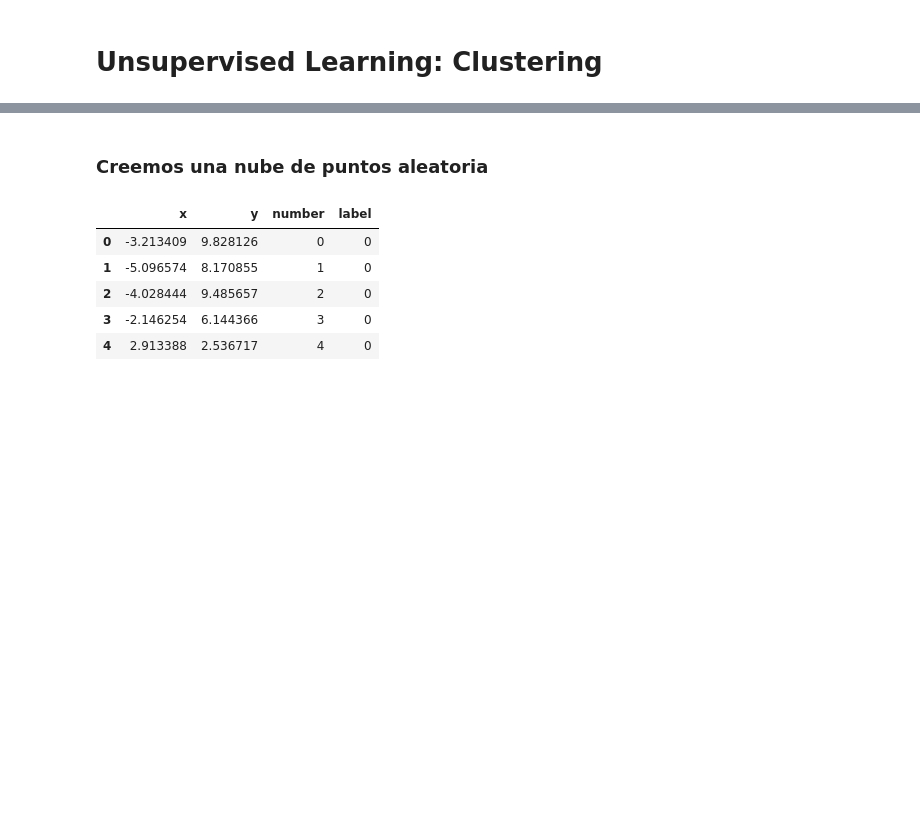
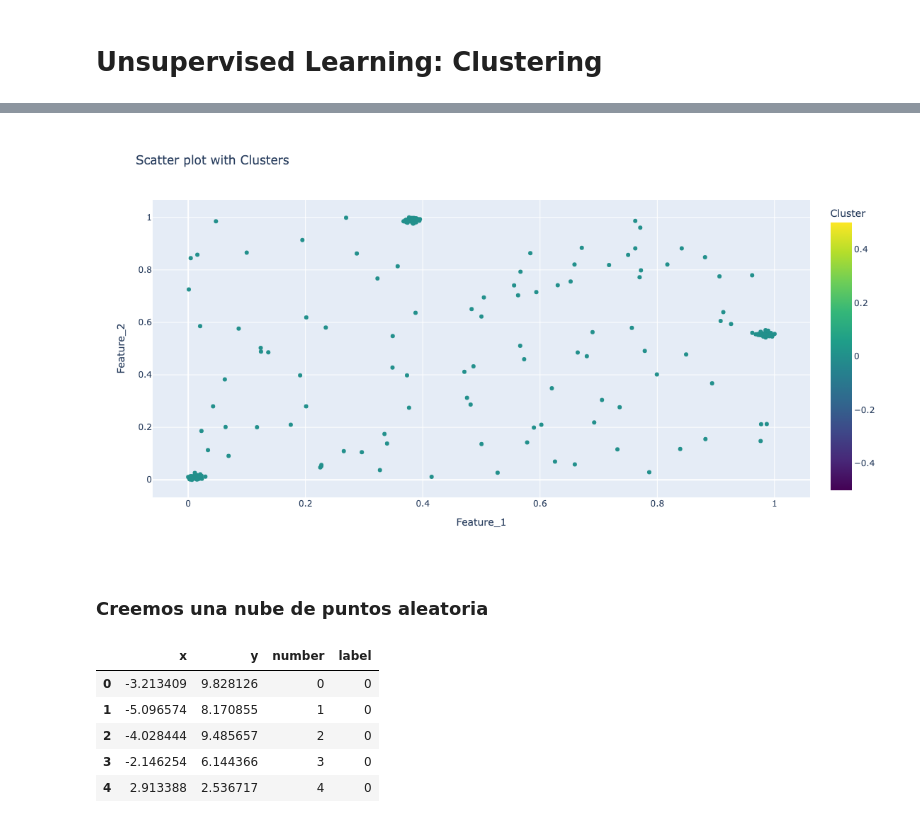
Before and after one commit to alejopaullier96/um-data-science, a Jupyter notebook: ejemplos_de_clase/15_unsupervised_learning.ipynb, the cells around one changed output, grey strips where cells are left out. Cells and saved outputs as stored; diff of their text form; code cells hidden in the pictures; blank space fills up the shorter version.

```diff
--- a/ejemplos_de_clase/15_unsupervised_learning.ipynb
+++ b/ejemplos_de_clase/15_unsupervised_learning.ipynb
@@ -11,3 +70,26 @@ from sklearn.datasets import make_blobs
+# %%
+import plotly.express as px
+
+# Create a scatter plot with Plotly Express
+fig = px.scatter(
+    df,
+    x='Feature_1',
+    y='Feature_2',
+    color='Cluster_Label',  # Use the cluster labels as color
+    title='Scatter plot with Clusters',
+    labels={'Cluster_Label': 'Cluster'},  # Label the legend
+    color_continuous_scale=px.colors.sequential.Viridis)
+
+# Update the layout to set figure size
+fig.update_layout(
+    width=800,  # Set width
+    height=600  # Set height
+)
+
+# Show the plot
+fig.show()
+# %% [output]
+[figure, added]
 # %% [markdown]
 ### Creemos una nube de puntos aleatoria
 # %%
```
Also changed, not shown: parts of 2 cells of this notebook, 13 other files.
